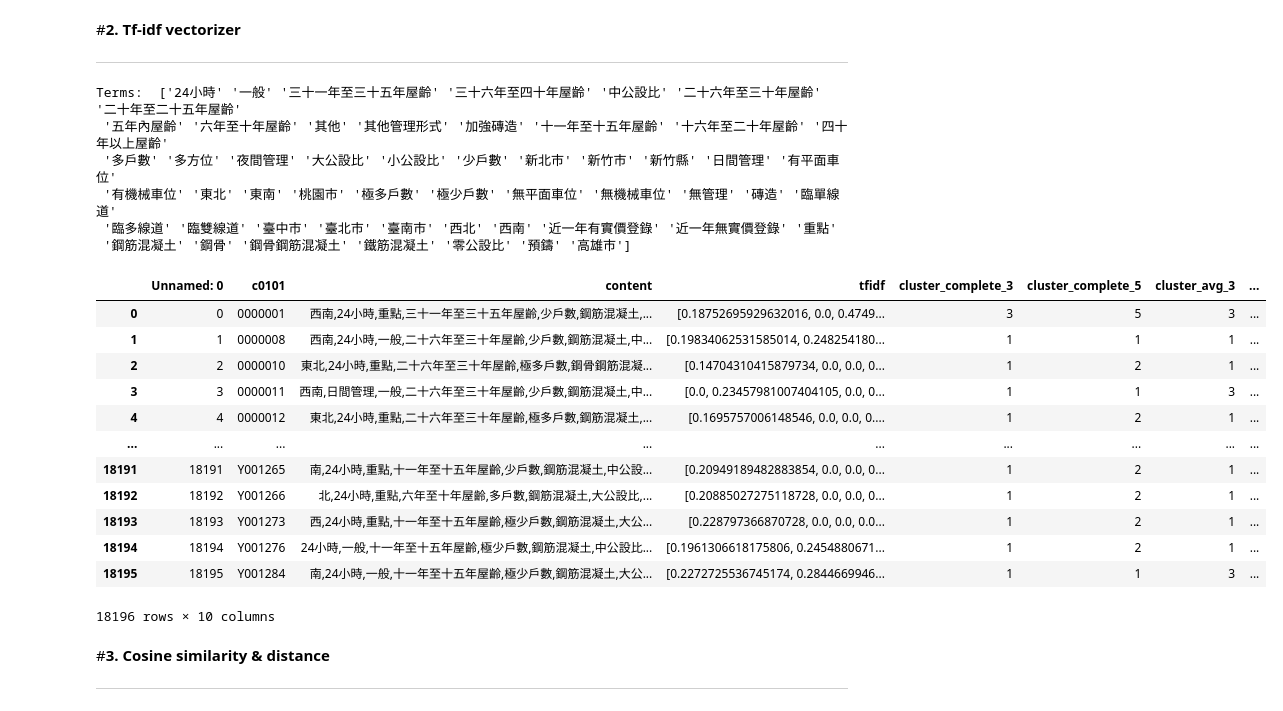
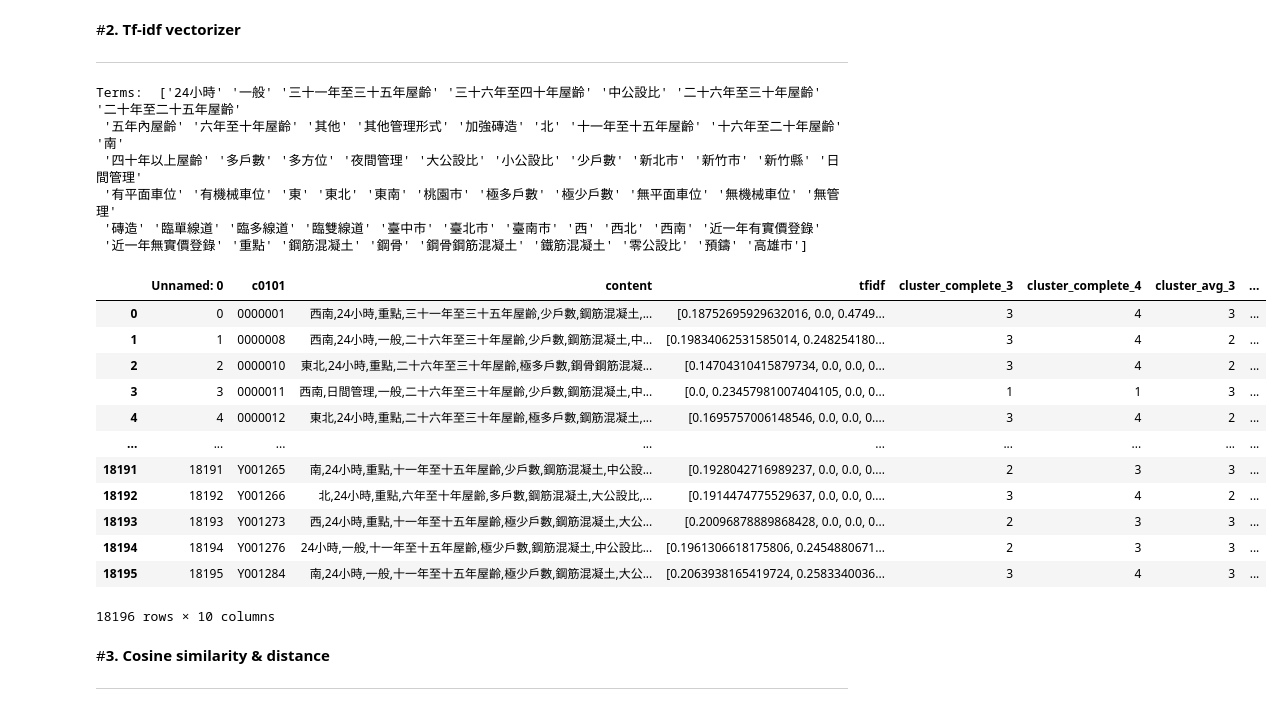
Before and after one commit to angel870326/Hierarchical-Clustering, a Jupyter notebook: text_cluster_visualize.ipynb, the cells around one changed output. Drawn from its saved outputs; the diff is of its cells as text; code cells hidden in the pictures.

```diff
--- a/text_cluster_visualize.ipynb
+++ b/text_cluster_visualize.ipynb
@@ -35,7 +35,7 @@ Drive already mounted at /content/gdrive; to attempt to forcibly remount, call d
 import numpy as np
 import pandas as pd
 
-cluster_result = pd.read_csv('/content/gdrive/My Drive/碩一下/Capstone/hierarchical_clustering/hierarchical_textcluster.csv')
+cluster_result = pd.read_csv('/content/gdrive/My Drive/碩一下/Capstone/hierarchical_clustering/hierarchical_textcluster_v2.csv')
 # %% [markdown]
 #**2. Tf-idf vectorizer**
 
@@ -44,40 +44,40 @@ cluster_result = pd.read_csv('/content/gdrive/My Drive/碩一下/Capstone/hierar
 # %%
 from sklearn.feature_extraction.text import TfidfVectorizer
 
 # text contents in dataframe to array
 contents = np.array(cluster_result['content'])
 contents
 
 # tfidf vectorizer
-vectorizer = TfidfVectorizer()
+vectorizer = TfidfVectorizer(token_pattern=r'(?u)\b\w+\b')
 tfidf_matrix = vectorizer.fit_transform(contents)
 
 # See all terms
 terms = vectorizer.get_feature_names_out()
 print("Terms: ",terms)
 
 # Store vectorized texts in df
 cluster_result['tfidf'] = list(tfidf_matrix.toarray())
 cluster_result
 # %% [output]
 Terms:  ['24小時' '一般' '三十一年至三十五年屋齡' '三十六年至四十年屋齡' '中公設比' '二十六年至三十年屋齡' '二十年至二十五年屋齡'
- '五年內屋齡' '六年至十年屋齡' '其他' '其他管理形式' '加強磚造' '十一年至十五年屋齡' '十六年至二十年屋齡' '四十年以上屋齡'
- '多戶數' '多方位' '夜間管理' '大公設比' '小公設比' '少戶數' '新北市' '新竹市' '新竹縣' '日間管理' '有平面車位'
- '有機械車位' '東北' '東南' '桃園市' '極多戶數' '極少戶數' '無平面車位' '無機械車位' '無管理' '磚造' '臨單線道'
- '臨多線道' '臨雙線道' '臺中市' '臺北市' '臺南市' '西北' '西南' '近一年有實價登錄' '近一年無實價登錄' '重點'
- '鋼筋混凝土' '鋼骨' '鋼骨鋼筋混凝土' '鐵筋混凝土' '零公設比' '預鑄' '高雄市']
+ '五年內屋齡' '六年至十年屋齡' '其他' '其他管理形式' '加強磚造' '北' '十一年至十五年屋齡' '十六年至二十年屋齡' '南'
+ '四十年以上屋齡' '多戶數' '多方位' '夜間管理' '大公設比' '小公設比' '少戶數' '新北市' '新竹市' '新竹縣' '日間管理'
+ '有平面車位' '有機械車位' '東' '東北' '東南' '桃園市' '極多戶數' '極少戶數' '無平面車位' '無機械車位' '無管理'
+ '磚造' '臨單線道' '臨多線道' '臨雙線道' '臺中市' '臺北市' '臺南市' '西' '西北' '西南' '近一年有實價登錄'
+ '近一年無實價登錄' '重點' '鋼筋混凝土' '鋼骨' '鋼骨鋼筋混凝土' '鐵筋混凝土' '零公設比' '預鑄' '高雄市']
-|  | Unnamed: 0 | c0101 | content | tfidf | cluster_complete_3 | cluster_complete_5 | cluster_avg_3 | ... |
-| 0 | 0 | 0000001 | 西南,24小時,重點,三十一年至三十五年屋齡,少戶數,鋼筋混凝土,... | [0.18752695929632016, 0.0, 0.4749... | 3 | 5 | 3 | ... |
-| 1 | 1 | 0000008 | 西南,24小時,一般,二十六年至三十年屋齡,少戶數,鋼筋混凝土,中... | [0.19834062531585014, 0.248254180... | 1 | 1 | 1 | ... |
-| 2 | 2 | 0000010 | 東北,24小時,重點,二十六年至三十年屋齡,極多戶數,鋼骨鋼筋混凝... | [0.14704310415879734, 0.0, 0.0, 0... | 1 | 2 | 1 | ... |
+|  | Unnamed: 0 | c0101 | content | tfidf | cluster_complete_3 | cluster_complete_4 | cluster_avg_3 | ... |
+| 0 | 0 | 0000001 | 西南,24小時,重點,三十一年至三十五年屋齡,少戶數,鋼筋混凝土,... | [0.18752695929632016, 0.0, 0.4749... | 3 | 4 | 3 | ... |
+| 1 | 1 | 0000008 | 西南,24小時,一般,二十六年至三十年屋齡,少戶數,鋼筋混凝土,中... | [0.19834062531585014, 0.248254180... | 3 | 4 | 2 | ... |
+| 2 | 2 | 0000010 | 東北,24小時,重點,二十六年至三十年屋齡,極多戶數,鋼骨鋼筋混凝... | [0.14704310415879734, 0.0, 0.0, 0... | 3 | 4 | 2 | ... |
 | 3 | 3 | 0000011 | 西南,日間管理,一般,二十六年至三十年屋齡,少戶數,鋼筋混凝土,中... | [0.0, 0.23457981007404105, 0.0, 0... | 1 | 1 | 3 | ... |
-| 4 | 4 | 0000012 | 東北,24小時,重點,二十六年至三十年屋齡,極多戶數,鋼筋混凝土,... | [0.1695757006148546, 0.0, 0.0, 0.... | 1 | 2 | 1 | ... |
+| 4 | 4 | 0000012 | 東北,24小時,重點,二十六年至三十年屋齡,極多戶數,鋼筋混凝土,... | [0.1695757006148546, 0.0, 0.0, 0.... | 3 | 4 | 2 | ... |
 | ... | ... | ... | ... | ... | ... | ... | ... | ... |
-| 18191 | 18191 | Y001265 | 南,24小時,重點,十一年至十五年屋齡,少戶數,鋼筋混凝土,中公設... | [0.20949189482883854, 0.0, 0.0, 0... | 1 | 2 | 1 | ... |
-| 18192 | 18192 | Y001266 | 北,24小時,重點,六年至十年屋齡,多戶數,鋼筋混凝土,大公設比,... | [0.20885027275118728, 0.0, 0.0, 0... | 1 | 2 | 1 | ... |
-| 18193 | 18193 | Y001273 | 西,24小時,重點,十一年至十五年屋齡,極少戶數,鋼筋混凝土,大公... | [0.228797366870728, 0.0, 0.0, 0.0... | 1 | 2 | 1 | ... |
-| 18194 | 18194 | Y001276 | 24小時,一般,十一年至十五年屋齡,極少戶數,鋼筋混凝土,中公設比... | [0.1961306618175806, 0.2454880671... | 1 | 2 | 1 | ... |
-| 18195 | 18195 | Y001284 | 南,24小時,一般,十一年至十五年屋齡,極少戶數,鋼筋混凝土,大公... | [0.2272725536745174, 0.2844669946... | 1 | 1 | 3 | ... |
+| 18191 | 18191 | Y001265 | 南,24小時,重點,十一年至十五年屋齡,少戶數,鋼筋混凝土,中公設... | [0.1928042716989237, 0.0, 0.0, 0.... | 2 | 3 | 3 | ... |
+| 18192 | 18192 | Y001266 | 北,24小時,重點,六年至十年屋齡,多戶數,鋼筋混凝土,大公設比,... | [0.1914474775529637, 0.0, 0.0, 0.... | 3 | 4 | 2 | ... |
+| 18193 | 18193 | Y001273 | 西,24小時,重點,十一年至十五年屋齡,極少戶數,鋼筋混凝土,大公... | [0.20096878889868428, 0.0, 0.0, 0... | 2 | 3 | 3 | ... |
+| 18194 | 18194 | Y001276 | 24小時,一般,十一年至十五年屋齡,極少戶數,鋼筋混凝土,中公設比... | [0.1961306618175806, 0.2454880671... | 2 | 3 | 3 | ... |
+| 18195 | 18195 | Y001284 | 南,24小時,一般,十一年至十五年屋齡,極少戶數,鋼筋混凝土,大公... | [0.2063938165419724, 0.2583340036... | 3 | 4 | 3 | ... |
 18196 rows × 10 columns
 # %% [markdown]
 #**3. Cosine similarity & distance**
```
Also changed, not shown: parts of 8 cells of this notebook.
